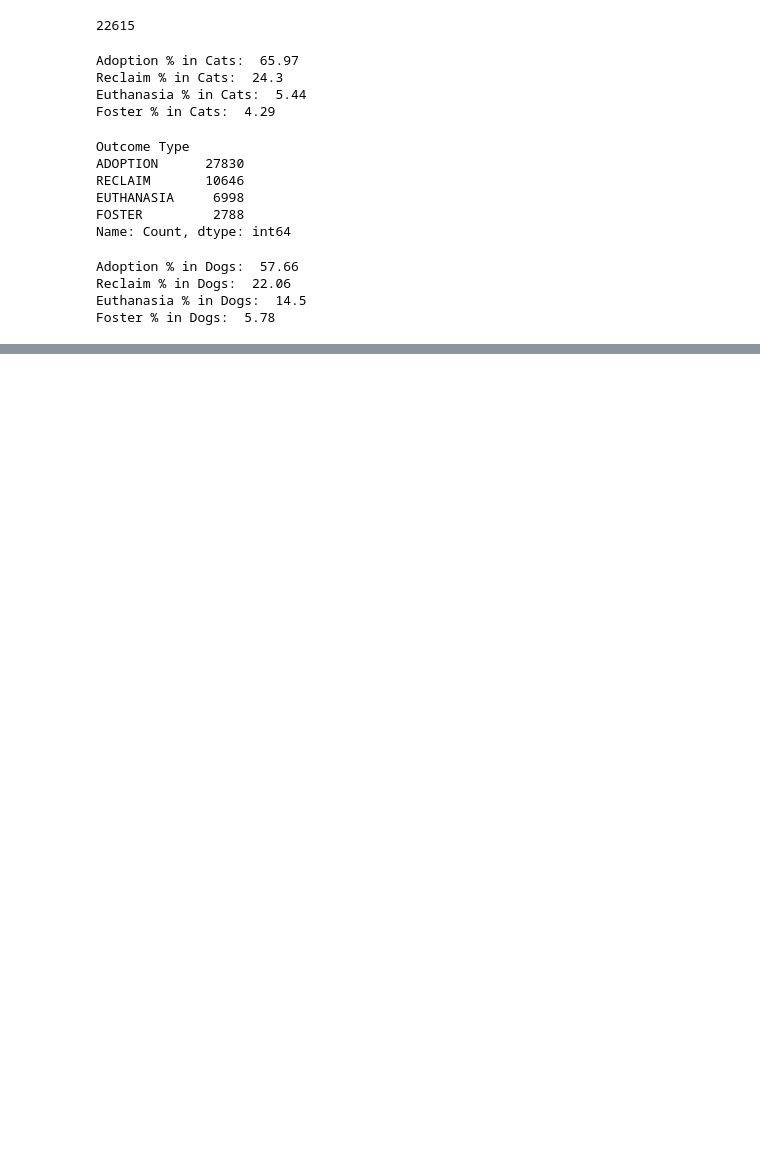
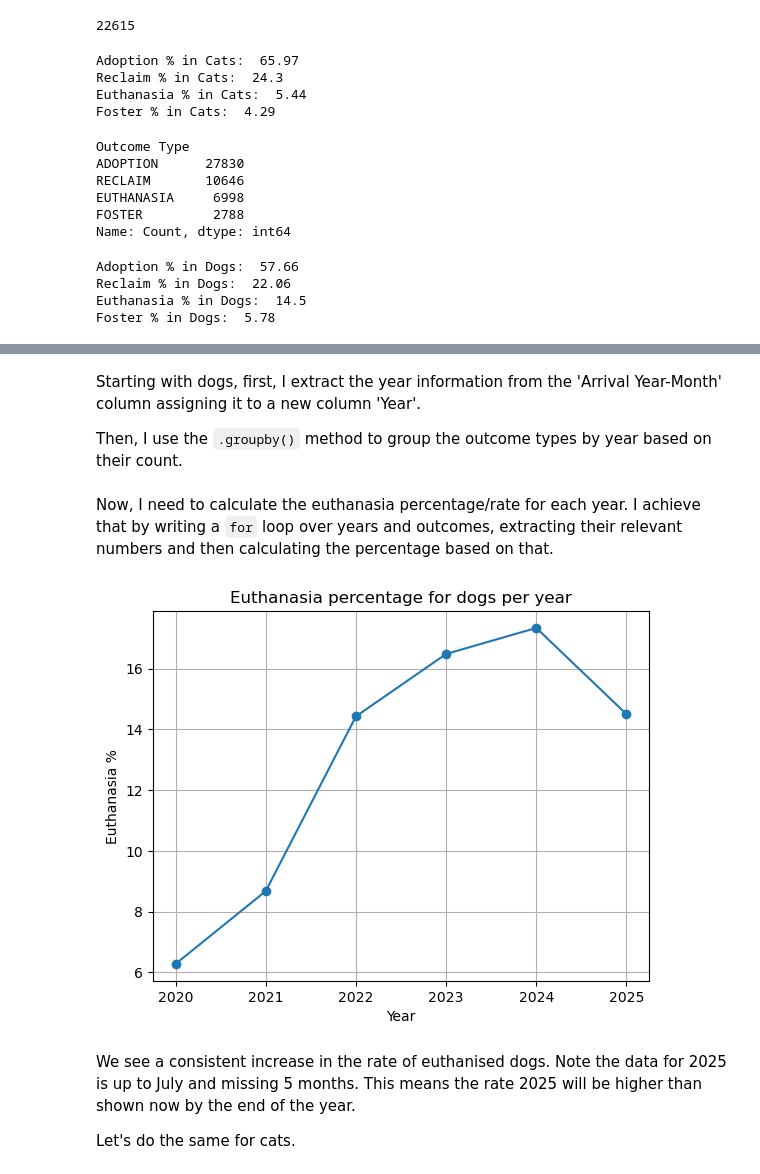
Before and after one commit to nazilagundogdu/springboard, a Jupyter notebook: StoryTelling/Analysis.ipynb, the cells around one changed output, grey strips where cells are left out. Drawn from its saved outputs; the diff is of its cells as text; code cells hidden in the pictures; blank space fills up the shorter version.

```diff
--- a/StoryTelling/Analysis.ipynb
+++ b/StoryTelling/Analysis.ipynb
@@ -325,0 +438,14 @@ Keeping the 3 most possible outcomes (for plotting purposes) and 'Euthanasia' on
+# %%
+df_dogs = df_dc_outcome_trend_filtered[df_dc_outcome_trend_filtered['Animal Type'] == 'DOG']
+
+df_dogs['Arrival Year-Month'] = pd.to_datetime(df_dogs['Arrival Year-Month'])
+
+
+plt.figure(figsize=(12,6))
+sns.lineplot(data=df_dogs, x='Arrival Year-Month', y='Count', hue='Outcome Type')
+
+years = df_dogs['Arrival Year-Month'].dt.year.unique()
+
+for year in years:
+    year_start = pd.Timestamp(f'{year}-01-01')
+    plt.axvline(x=year_start, color='gray', linestyle='--', alpha=0.5)
@@ -666,0 +508,31 @@ group.iloc[0:2, :].boxplot(column='Count', by='Animal Type')
+# %% [markdown]
+Starting with dogs, first, I extract the year information from the 'Arrival Year-Month' column assigning it to a new column 'Year'.
+
+Then, I use the `.groupby()` method to group the outcome types by year based on their count.
+# %%
+df_dogs['Year'] = pd.to_datetime(df_dogs['Arrival Year-Month']).dt.year
+df_dogs_grouped = df_dogs.groupby(['Year', 'Outcome Type']).size().reset_index(name='Count')
+# %% [markdown]
+Now, I need to calculate the euthanasia percentage/rate for each year. I achieve that by writing a `for` loop over years and outcomes, extracting their relevant numbers and then calculating the percentage based on that.
+# %%
+outcomes = df_dogs_grouped['Outcome Type'].to_list()
+years = df_dogs_grouped['Year'].unique()
+# %%
+percent_euth = {}
+for year in years:
+    rates_all = df_dogs_grouped[df_dogs_grouped['Year'] == year].Count.sum()
+    rates_euth = df_dogs_grouped[(df_dogs_grouped['Year'] == year) & (df_dogs_grouped['Outcome Type'] =='EUTHANASIA')].Count.sum()
+    percent_euth[year] =    rates_euth/rates_all *100
+# %%
+plt.plot(percent_euth.keys(), percent_euth.values(), marker = 'o')
+plt.xlabel('Year')
+plt.ylabel('Euthanasia %')
+plt.title('Euthanasia percentage for dogs per year')
+plt.grid()
+plt.show();
+# %% [output]
+[figure, added]
+# %% [markdown]
+We see a consistent increase in the rate of euthanised dogs. Note the data for 2025 is up to July and missing 5 months. This means the rate 2025 will be higher than shown now by the end of the year.
+
+Let's do the same for cats.
```
Also changed, not shown: parts of 79 cells of this notebook, 3 other files.
